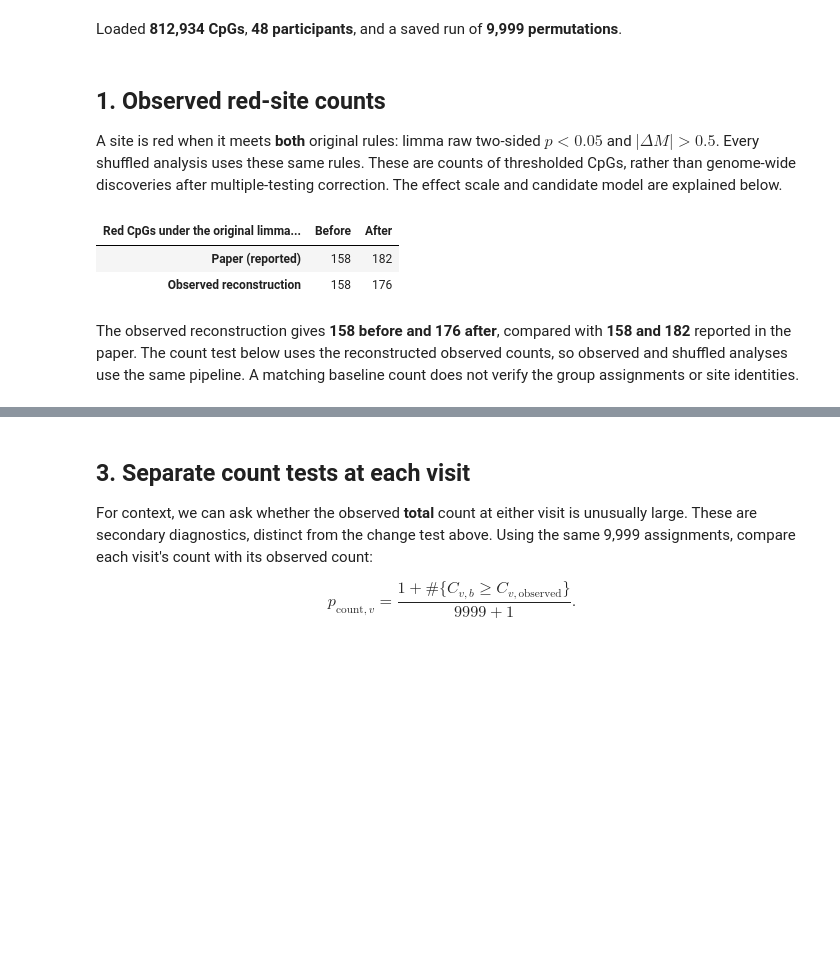
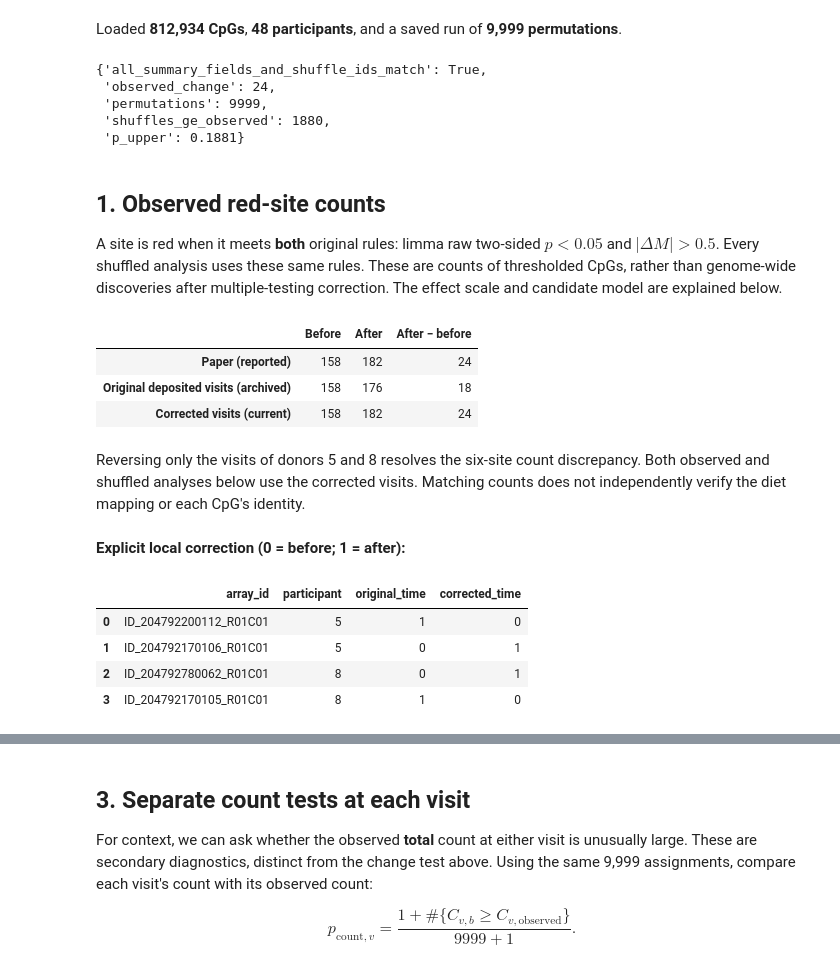
Before and after one commit to pbenner/diet-methylation-reanalysis, a Jupyter notebook: notebooks/figure1b_results.ipynb, the cells around one changed output, grey strips where cells are left out. Cells and saved outputs as stored; diff of their text form; code cells hidden in the pictures; blank space fills up the shorter version.

```diff
--- a/notebooks/figure1b_results.ipynb
+++ b/notebooks/figure1b_results.ipynb
@@ -22,6 +27,7 @@ of permutations. The [README](../README.md) documents the full pipeline.
 # %%
 from pathlib import Path
 import json
+import hashlib
 import sys
 from importlib.metadata import version
 
@@ -35,17 +41,17 @@ from IPython.display import display, Markdown, Image
 ROOT = next(
     (p for p in [Path.cwd(), *Path.cwd().parents]
      if (p / "data/processed/audit.json").exists()
-     and (p / "results/diet_code/permutation_run.json").exists()),
+     and (p / "results/corrected_visits/diet_code/permutation_run.json").exists()),
     None,
 )
 if ROOT is None:
     raise FileNotFoundError("Open this notebook from the vegandiet project or its notebooks folder.")
 
-OUT = ROOT / "results/diet_code"
+OUT = ROOT / "results/corrected_visits/diet_code"
 audit = json.loads((ROOT / "data/processed/audit.json").read_text())
 run = json.loads((OUT / "permutation_run.json").read_text())
 summary = pd.read_csv(OUT / "limma_summary.csv").set_index("time")
-samples = pd.read_csv(ROOT / "data/processed/samples.csv",
+samples = pd.read_csv(ROOT / "data/processed/samples_corrected_visits.csv",
                       dtype={"participant": str, "diet_code": str})
 
 # Fixed rules used for the Figure 1B comparison below.
@@ -58,8 +64,21 @@ pd.set_option("display.max_columns", 14)
 display(Markdown(f"Loaded **{audit['matrix_shape'][0]:,} CpGs**, "
                  f"**{audit['participants']} participants**, "
                  f"and a saved run of **{run['repetitions']:,} permutations**."))
+assert run["annotation_scenario"] == "corrected_visits"
+assert hashlib.sha256((ROOT / run["samples_file"]).read_bytes()).hexdigest() == run["samples_sha256"]
+correction = json.loads((ROOT / "data/processed/visit_correction.json").read_text())
+assert correction["corrected_samples_sha256"] == run["samples_sha256"]
+assert correction["corrected_rows"] == 4 and correction["only_time_changed"]
+sys.path.insert(0, str(ROOT / "scripts"))
+from audit_results import validate_saved_summaries
+validate_saved_summaries(OUT)
 # %% [output]
 Loaded **812,934 CpGs**, **48 participants**, and a saved run of **9,999 permutations**.
+{'all_summary_fields_and_shuffle_ids_match': True,
+ 'observed_change': 24,
+ 'permutations': 9999,
+ 'shuffles_ge_observed': 1880,
+ 'p_upper': 0.1881}
 # %% [markdown]
 ## 1. Observed red-site counts
 
@@ -68,23 +87,33 @@ and $|\Delta M| > 0.5$. Every shuffled analysis uses these same rules.
 These are counts of thresholded CpGs, rather than genome-wide discoveries after
 multiple-testing correction. The effect scale and candidate model are explained below.
 # %%
+archived_summary = pd.read_csv(ROOT / "results/diet_code/limma_summary.csv").set_index("time")
 overview = pd.DataFrame({
     "Paper (reported)": [158, 182],
-    "Observed reconstruction": [int(summary.loc[t, "highlighted"]) for t in TIMES],
+    "Original deposited visits (archived)": [int(archived_summary.loc[t, "highlighted"]) for t in TIMES],
+    "Corrected visits (current)": [int(summary.loc[t, "highlighted"]) for t in TIMES],
 }, index=["Before", "After"]).T
-overview.columns.name = "Red CpGs under the original limma rule"
+overview["After − before"] = overview.After - overview.Before
 display(overview)
 display(Markdown(
-    "The observed reconstruction gives **158 before and 176 after**, compared with "
-    "**158 and 182** reported in the paper. The count test below uses the reconstructed "
-    "observed counts, so observed and shuffled analyses use the same pipeline. "
-    "A matching baseline count does not verify the group assignments or site identities."
+    "Reversing only the visits of donors 5 and 8 resolves the six-site count discrepancy. "
+    "Both observed and shuffled analyses below use the corrected visits. Matching counts "
+    "does not independently verify the diet mapping or each CpG's identity."
 ))
+display(Markdown("**Explicit local correction (0 = before; 1 = after):**"))
+display(pd.DataFrame(correction["corrections"]))
 # %% [output]
-| Red CpGs under the original limma... | Before | After |
-| Paper (reported) | 158 | 182 |
-| Observed reconstruction | 158 | 176 |
+|  | Before | After | After − before |
+| Paper (reported) | 158 | 182 | 24 |
+| Original deposited visits (archived) | 158 | 176 | 18 |
+| Corrected visits (current) | 158 | 182 | 24 |
-The observed reconstruction gives **158 before and 176 after**, compared with **158 and 182** reported in the paper. The count test below uses the reconstructed observed counts, so observed and shuffled analyses use the same pipeline. A matching baseline count does not verify the group assignments or site identities.
+Reversing only the visits of donors 5 and 8 resolves the six-site count discrepancy. Both observed and shuffled analyses below use the corrected visits. Matching counts does not independently verify the diet mapping or each CpG's identity.
+**Explicit local correction (0 = before; 1 = after):**
+|  | array_id | participant | original_time | corrected_time |
+| 0 | ID_204792200112_R01C01 | 5 | 1 | 0 |
+| 1 | ID_204792170106_R01C01 | 5 | 0 | 1 |
+| 2 | ID_204792780062_R01C01 | 8 | 0 | 1 |
+| 3 | ID_204792170105_R01C01 | 8 | 1 | 0 |
 # %% [markdown]
 ## 2. Test the change: after minus before
 
```
Also changed, not shown: parts of 16 cells of this notebook, 56 other files.
